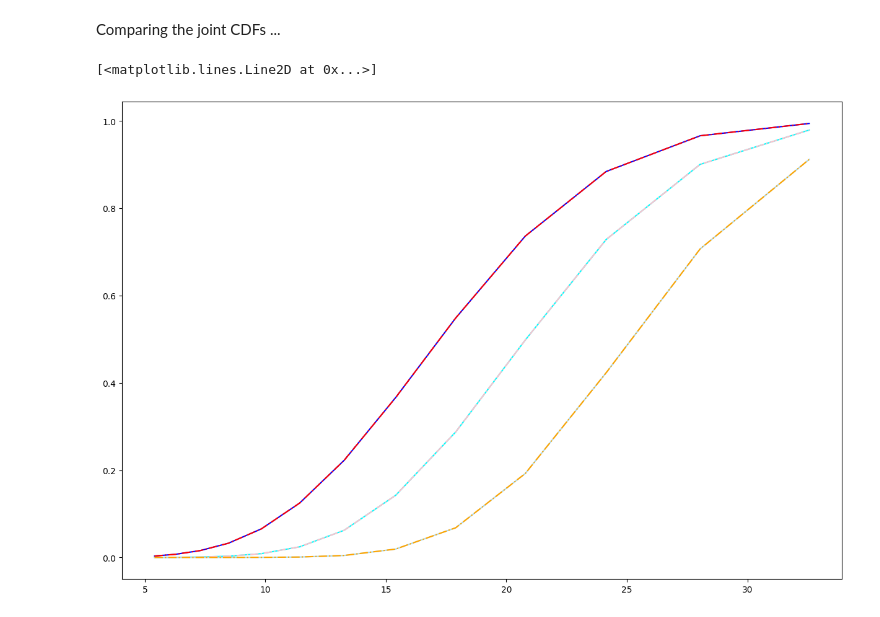
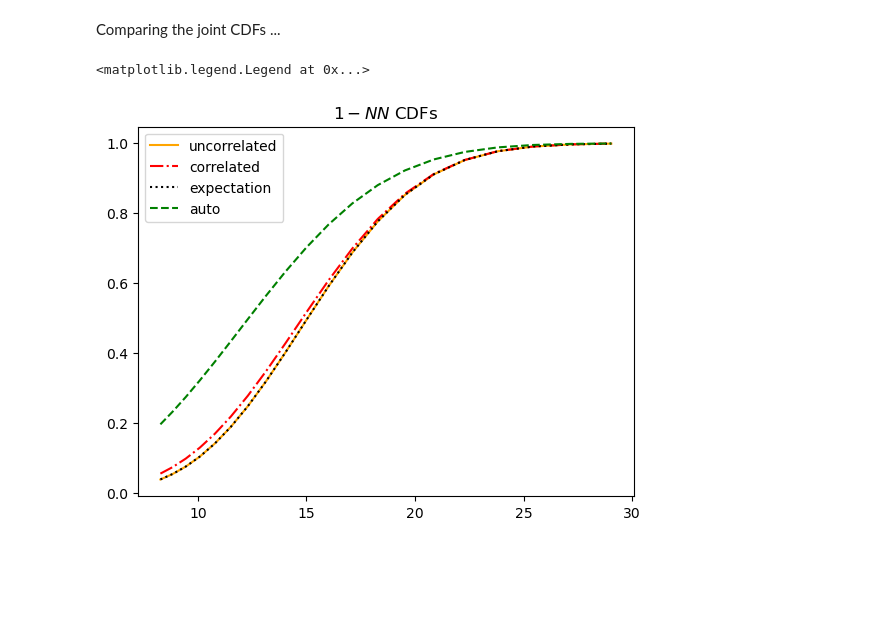
Before and after one commit to vikhyat108/kNNpy, a Jupyter notebook: kNN_ASMR/kNN_3D/Tests_Anargha_kNN3D.ipynb, the cells around one changed output. Cells and saved outputs as stored; diff of their text form; code cells hidden in the pictures; blank space fills up the shorter version.

Commit message:
Done testing Tracer-Cross

```diff
--- a/kNN_ASMR/kNN_3D/Tests_Anargha_kNN3D.ipynb
+++ b/kNN_ASMR/kNN_3D/Tests_Anargha_kNN3D.ipynb
@@ -700,0 +705,2 @@ computing the tracer NN distances ...
+# %%
+autoA,autoB,joint=TracerTracerCross3D(boxsize=boxsize, kA_kB_list=[(1,1),(2,2),(4,4)], BinsRad=[binrad,binrad,binrad], QueryPos=QueryPos, TracerPos_A=pos1, TracerPos_B=pos2, Verbose=True)
@@ -778,21 +735,27 @@ if __name__ == "__main__":
+# %%
+
+#creating a random mask that only selects those positions prescribed by a random number generator
+mask=np.random.choice(pos.shape[0], size=2*10**5, replace=False)
+
+#Choosing random 10^5 points
+pos=pos[mask]
 # %% [markdown]
 Partitioning the sample...
 # %%
-halopos=np.load('/home/anargha/Arka_Project/kNN-Samrajya/kNN_ASMR/kNN_3D/Top2*10^5haloposfid_0.npy')
-halopos_1=np.zeros((10**5,3))
-halopos_2=np.zeros((10**5,3))
+pos_1=np.zeros((10**5,3))
+pos_2=np.zeros((10**5,3))
 
-for i in range(len(halopos_1)):
-    halopos_1[i]=halopos[i]
-    halopos_2[i]=halopos[i+1]
+for i in range(10**5):
+    pos_1[i]=pos[2*i]
+    pos_2[i]=pos[2*i+1]
 
-print(halopos_1.shape)
-print(halopos_2.shape)
+print(pos_1.shape)
+print(pos_2.shape)
 # %% [output]
 (100000, 3)
 (100000, 3)
 # %%
-autoA_1,autoB_1,joint_1=TracerTracerCross3D(boxsize=boxsize, kA_kB_list=[(1,1),(2,2),(4,4)], BinsRad=[binrad,binrad,binrad], QueryPos=QueryPos, TracerPos_A=halos_fid_A, TracerPos_B=halos_fid_B, Verbose=True)
+autoA_1,autoB_1,joint_1=TracerTracerCross3D(boxsize=boxsize, kA_kB_list=[(1,1),(2,2),(4,4)], BinsRad=[binrad,binrad,binrad], QueryPos=QueryPos, TracerPos_A=pos_1, TracerPos_B=pos_2, Verbose=True)
 # %% [output]
 Checking inputs ...
         done.
@@ -831,14 +780,17 @@ plt.legend()
 # %% [markdown]
 Comparing the joint CDFs ...
 # %%
-plt.figure(figsize=(15,10))
-plt.plot(binrad, joint[0], linestyle="-", color="blue", label=r"$1$-NN joint CDF")
-plt.plot(binrad, joint[1], linestyle="-", color="cyan", label=r"$2$-NN joint CDF")
-plt.plot(binrad, joint[2], linestyle="-", color="lightblue", label=r"$4$-NN joint CDF")
+plt.plot(binrad, joint[0], linestyle="-", color="orange", label="uncorrelated")
 
-plt.plot(binrad, joint_1[0], linestyle="-.", color="red", label=r"$1$-NN joint CDF")
-plt.plot(binrad, joint_1[1], linestyle="-.", color="pink", label=r"$2$-NN joint CDF")
-plt.plot(binrad, joint_1[2], linestyle="-.", color="orange", label=r"$4$-NN joint CDF")
+plt.plot(binrad, joint_1[0], linestyle="-.", color="red", label="correlated")
+
+plt.plot(binrad, autoA[0]*autoB[0], linestyle=":", color="k", label="expectation")
+
+plt.plot(binrad, autoA_1[0], linestyle="--", color="green", label="auto")
+
+plt.title(r'$1-NN$ CDFs')
+
+plt.legend()
 # %% [output]
-[<matplotlib.lines.Line2D at 0x...>]
+<matplotlib.legend.Legend at 0x...>
-[figure, old version]
+[figure, new version]
```
Also changed, not shown: parts of 30 cells of this notebook.
